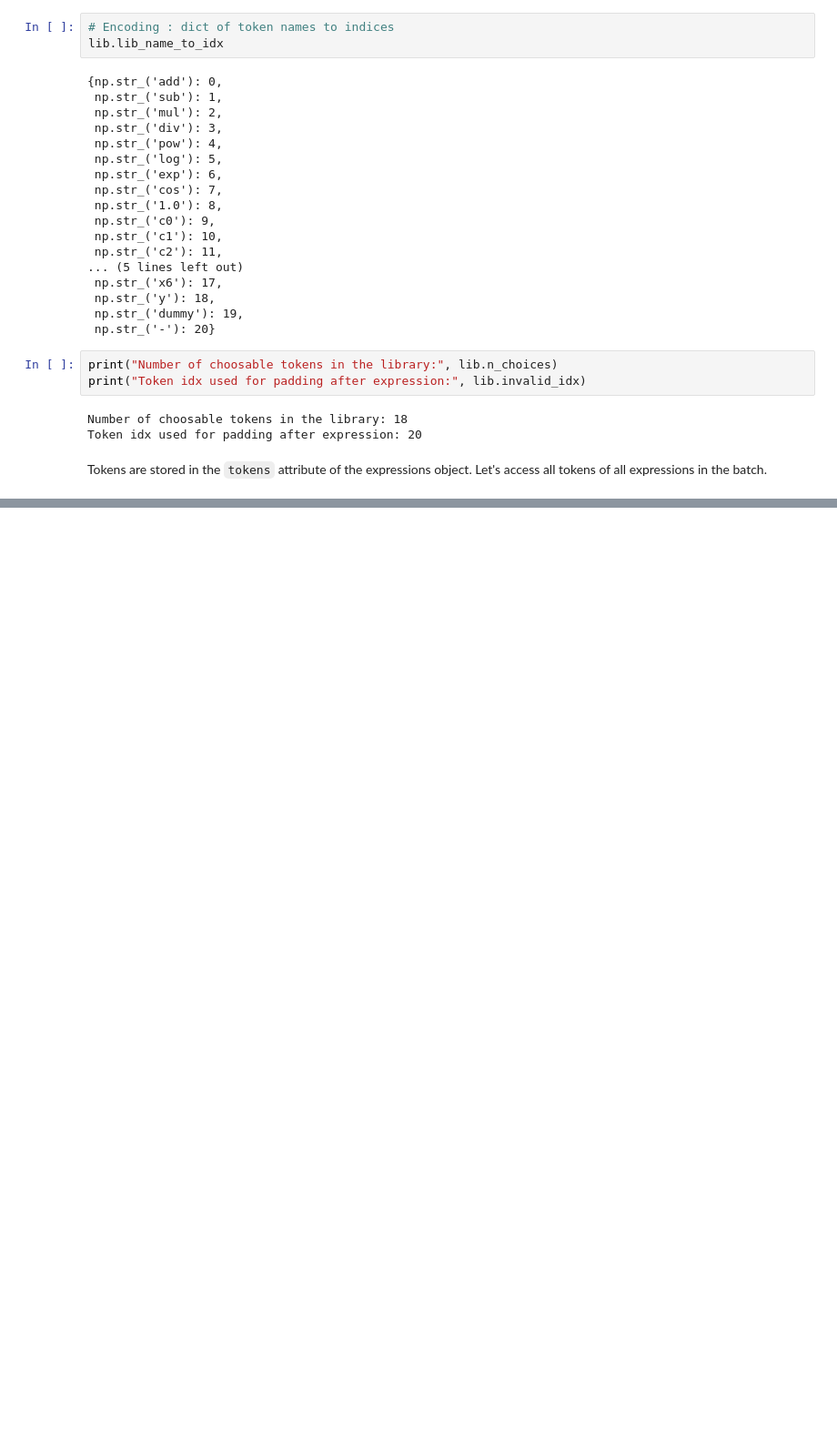
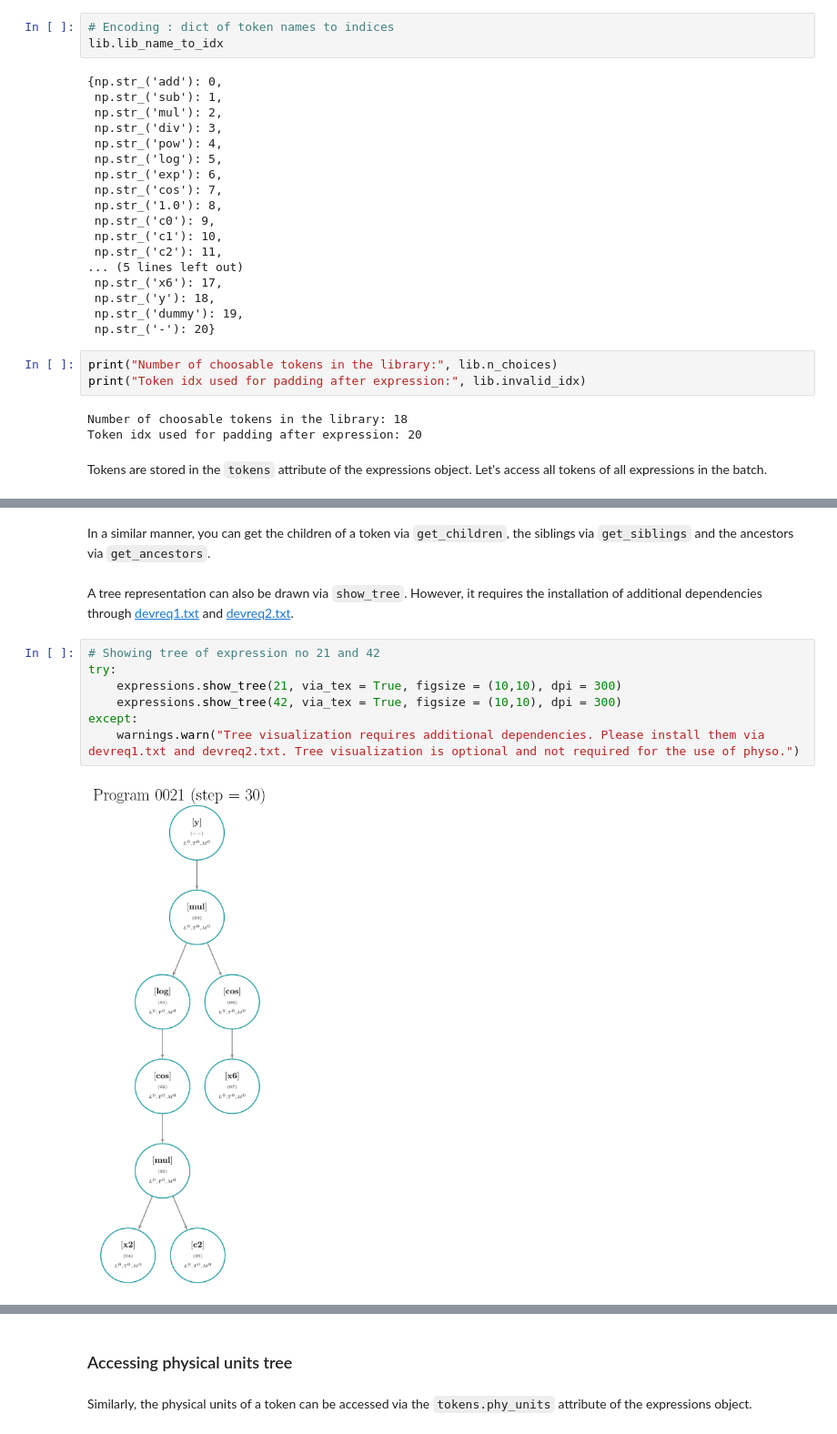
Before and after one commit to WassimTenachi/PhySO, a Jupyter notebook: demos/toolkit/random_sampler_demo.ipynb, the cells around one changed output, grey strips where cells are left out. Shown at 91% size. Saved outputs shown, nothing was run; the diff lists cells and outputs as text; blank space fills up the shorter version.

```diff
--- a/demos/toolkit/random_sampler_demo.ipynb
+++ b/demos/toolkit/random_sampler_demo.ipynb
@@ -472,0 +552,13 @@ array([['sub', 'mul', 'c1', ..., '-', '-', '-'],
+# %% [markdown]
+In a similar manner, you can get the children of a token via `get_children`, the siblings via `get_siblings` and the ancestors via `get_ancestors`.
+# %% [markdown]
+A tree representation can also be drawn via `show_tree`. However, it requires the installation of additional dependencies through [devreq1.txt](https://github.com/WassimTenachi/PhySO/blob/main/devreq1.txt) and [devreq2.txt](https://github.com/WassimTenachi/PhySO/blob/main/devreq2.txt).
+# %%
+# Showing tree of expression no 21 and 42
+try:
+    expressions.show_tree(21, via_tex = True, figsize = (10,10), dpi = 300)
+    expressions.show_tree(42, via_tex = True, figsize = (10,10), dpi = 300)
+except:
+    warnings.warn("Tree visualization requires additional dependencies. Please install them via devreq1.txt and devreq2.txt. Tree visualization is optional and not required for the use of physo.")
+# %% [output]
+[figure, added]
@@ -472,0 +566,4 @@ array([['sub', 'mul', 'c1', ..., '-', '-', '-'],
+# %% [markdown]
+### Accessing physical units tree
+# %% [markdown]
+Similarly, the physical units of a token can be accessed via the `tokens.phy_units` attribute of the expressions object.
```
Also changed, not shown: parts of 39 cells of this notebook.
